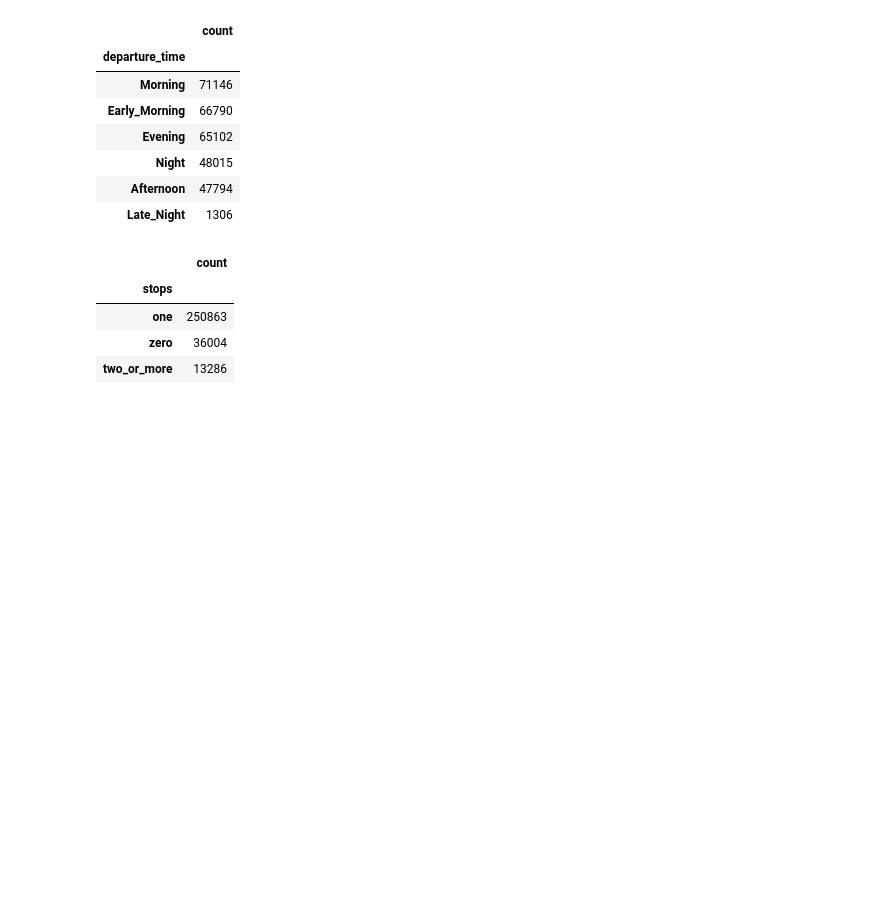
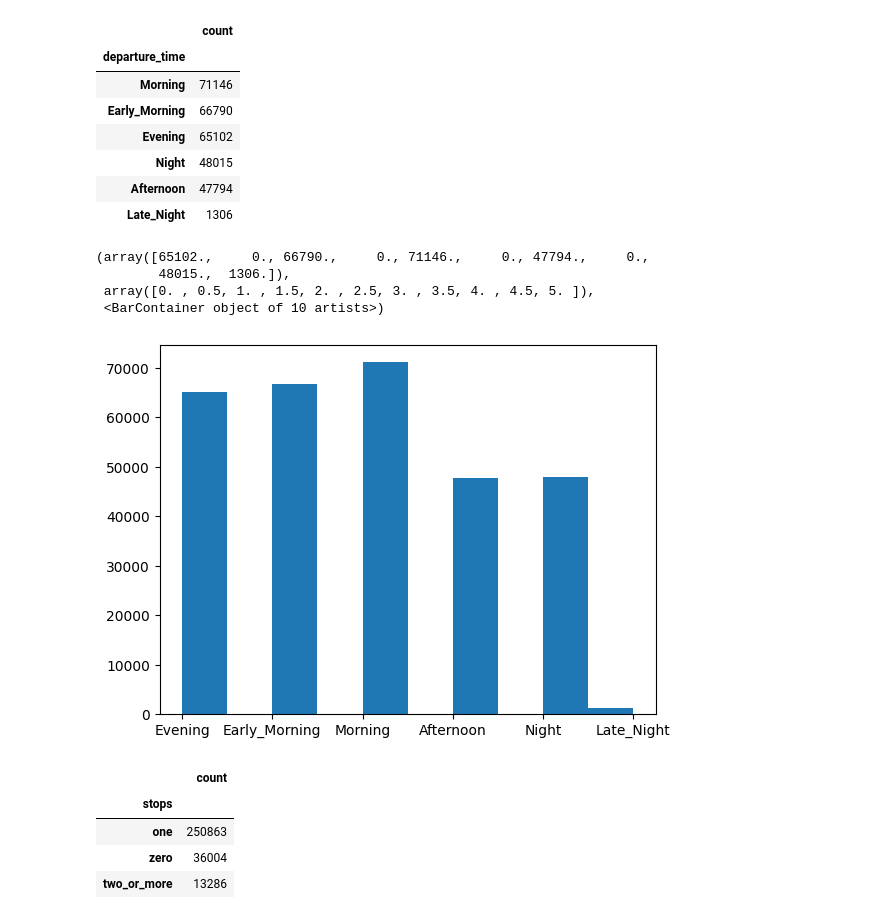
Before and after one commit to Pyame/Flight-Price-Prediction, a Jupyter notebook: main.ipynb, the cells around one changed output. Drawn from its saved outputs; the diff is of its cells as text; code cells hidden in the pictures; blank space fills up the shorter version.

Commit message:
feat: add and fix statistics to df_clean

```diff
--- a/main.ipynb
+++ b/main.ipynb
@@ -130,4 +151,19 @@ df_clean['departure_time'].value_counts().to_frame()
 | Night | 48015 |
 | Afternoon | 47794 |
 | Late_Night | 1306 |
+# %%
+# Schedule of individual departure time in the form of a histogram
+plt.hist(df_clean['departure_time'],
+bins=bin_edges,
+         density=False,
+         histtype='bar',
+         color='b',
+         edgecolor='k',
+         alpha=0.5)
+# %% [output]
+(array([65102.,     0., 66790.,     0., 71146.,     0., 47794.,     0.,
+        48015.,  1306.]),
+ array([0. , 0.5, 1. , 1.5, 2. , 2.5, 3. , 3.5, 4. , 4.5, 5. ]),
+ <BarContainer object of 10 artists>)
+[figure, added]
 # %%
```
Also changed, not shown: parts of 17 cells of this notebook.
